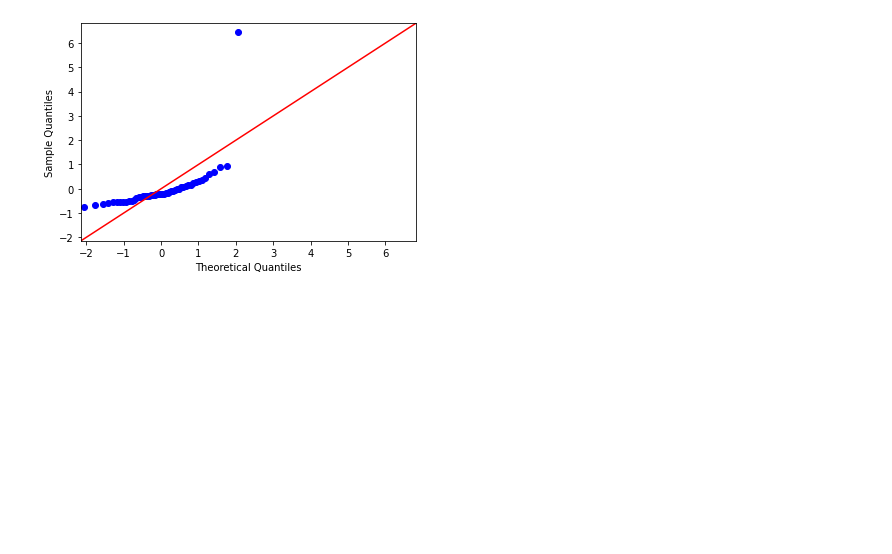
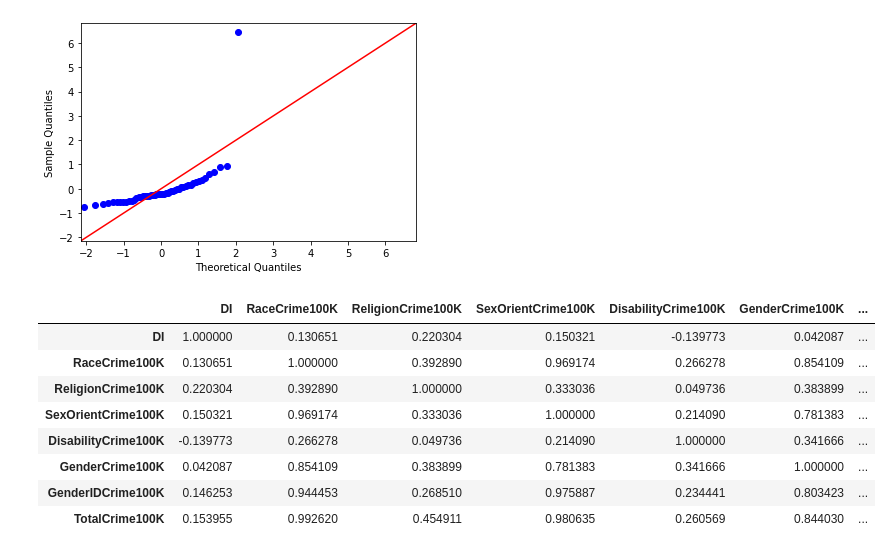
Before and after one commit to atamara/CrimeStatistics, a Jupyter notebook: Sayira Furnish - Final Project.ipynb, the cells around one changed output. Saved outputs shown, nothing was run; the diff lists cells and outputs as text; code cells hidden in the pictures; blank space fills up the shorter version.

```diff
--- a/Sayira Furnish - Final Project.ipynb
+++ b/Sayira Furnish - Final Project.ipynb
@@ -820,0 +820,13 @@ plt.show()
+# %%
+#Now create Correlation Matrix for dataset
+HC2019_USC2020_CrimeDI.corr(method='pearson')
+# %% [output]
+|  | DI | RaceCrime100K | ReligionCrime100K | SexOrientCrime100K | DisabilityCrime100K | GenderCrime100K | ... |
+| DI | 1.000000 | 0.130651 | 0.220304 | 0.150321 | -0.139773 | 0.042087 | ... |
+| RaceCrime100K | 0.130651 | 1.000000 | 0.392890 | 0.969174 | 0.266278 | 0.854109 | ... |
+| ReligionCrime100K | 0.220304 | 0.392890 | 1.000000 | 0.333036 | 0.049736 | 0.383899 | ... |
+| SexOrientCrime100K | 0.150321 | 0.969174 | 0.333036 | 1.000000 | 0.214090 | 0.781383 | ... |
+| DisabilityCrime100K | -0.139773 | 0.266278 | 0.049736 | 0.214090 | 1.000000 | 0.341666 | ... |
+| GenderCrime100K | 0.042087 | 0.854109 | 0.383899 | 0.781383 | 0.341666 | 1.000000 | ... |
+| GenderIDCrime100K | 0.146253 | 0.944453 | 0.268510 | 0.975887 | 0.234441 | 0.803423 | ... |
+| TotalCrime100K | 0.153955 | 0.992620 | 0.454911 | 0.980635 | 0.260569 | 0.844030 | ... |
```
Also changed, not shown: parts of 37 cells of this notebook, 1 other file.
